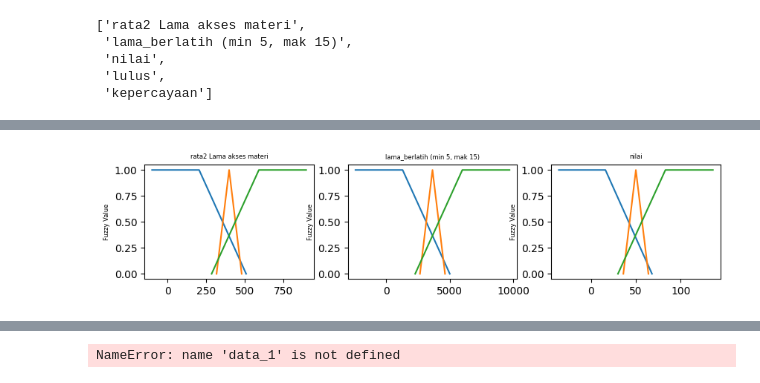
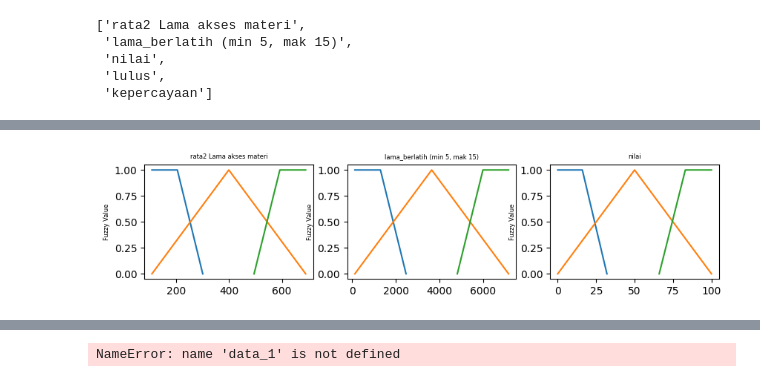
Before and after one commit to LvnnnX/SistemPakar-Fuzzy, a Jupyter notebook: Tugas Fuzzy2.ipynb, the cells around one changed output, grey strips where cells are left out. Cells and saved outputs as stored; diff of their text form; code cells hidden in the pictures.

```diff
--- a/Tugas Fuzzy2.ipynb
+++ b/Tugas Fuzzy2.ipynb
@@ -65,0 +58,6 @@ print(f"**{df.loc[0,'nilai']}**")
+# %%
+#jika df.lulus = tidak lulus maka df.kepercayaan = 100 - x
+for iter1, row in df.iterrows() :
+    if row['lulus'] == 'tidak lulus' :
+        df.loc[iter1, 'kepercayaan'] = 100 - row['kepercayaan']
+        df.loc[iter1, 'lulus'] = 'lulus'
@@ -564,8 +733,8 @@ class PSO (DataFuzzy):
         self.gbest = None
 
     def fitness(self, x):
-        self.domain_width = x
-        self.Inference()
+        self.domain_range = x
+        self.Process()
         return self.showAccuracy()
 
     def train(self, n_particles, n_iter, w=0.5, c1=1, c2=1):
@@ -585,9 +754,9 @@ class PSO (DataFuzzy):
 
         """
         class Particle:
-            def __init__(self, domain_width):
-                self.domain_width = domain_width
-                self.pbest = domain_width
+            def __init__(self, domain_range):
+                self.domain_range = domain_range
+                self.pbest = domain_range
                 self.pbest_score = -1
                 self.velocity = 0
 
@@ -597,12 +766,12 @@ class PSO (DataFuzzy):
         particles = [Particle(np.random.rand()) for _ in range(n_particles)]
         for i in tqdm(range(n_iter), desc='PSO'):
             for particle in particles:
-                score = self.fitness(particle.domain_width)
+                score = self.fitness(particle.domain_range)
                 if score > particle.pbest_score:
                     particle.pbest_score = score
-                    particle.pbest = particle.domain_width
+                    particle.pbest = particle.domain_range
                 if gbest is None or score > gbest[1]:
-                    gbest = (particle.domain_width, score)
+                    gbest = (particle.domain_range, score)
 
             CallbackCount += 1 if score == gbest[1] else 0
             if CallbackCount >= 3:
@@ -614,14 +783,14 @@ class PSO (DataFuzzy):
             for particle in particles:
                 r1 = np.random.rand()
                 r2 = np.random.rand()
-                particle.velocity = w * particle.velocity + c1 * r1 * (particle.pbest - particle.domain_width) + c2 * r2 * (gbest[0] - particle.domain_width)
-                particle.domain_width += particle.velocity
-                # particle.domain_width = max(0.01, particle.domain_width)
-                # particle.domain_width = min(0.5, particle.domain_width)
-                if(particle.domain_width < 0.01):
-                    particle.domain_width = 0.01
-                if(particle.domain_width > 0.5):
-                    particle.domain_width = 0.5
+                particle.velocity = w * particle.velocity + c1 * r1 * (particle.pbest - particle.domain_range) + c2 * r2 * (gbest[0] - particle.domain_range)
+                particle.domain_range += particle.velocity
+                # particle.domain_range = max(0.01, particle.domain_range)
+                # particle.domain_range = min(0.5, particle.domain_range)
+                if(particle.domain_range < 0):
+                    particle.domain_range = 0
+                if(particle.domain_range > 100):
+                    particle.domain_range = 100
 
         print(f"Best Fit : {gbest}")
         self.optimization_graph(x,y, xlabel='iteration', ylabel='Accuracy')
@@ -633,2 +904,4 @@ class PSO (DataFuzzy):
 # %%
-data1 = PSO(0.05)
+data1 = PSO(0)
+# %%
+data1.fitness(50)
@@ -652,5 +927,5 @@ Domain Width : 0.31555455828930307, Best Fit : (0.31555455828930307, 96.26168224
 # %%
 # data_1.optimation(np.arange(0.01,0.5,0.01))
-data1.showFigure().
+data1.showFigure()
 # %% [output]
-[figure, old version]
+[figure, new version]
```
Also changed, not shown: parts of 20 cells of this notebook, 4 other files.
